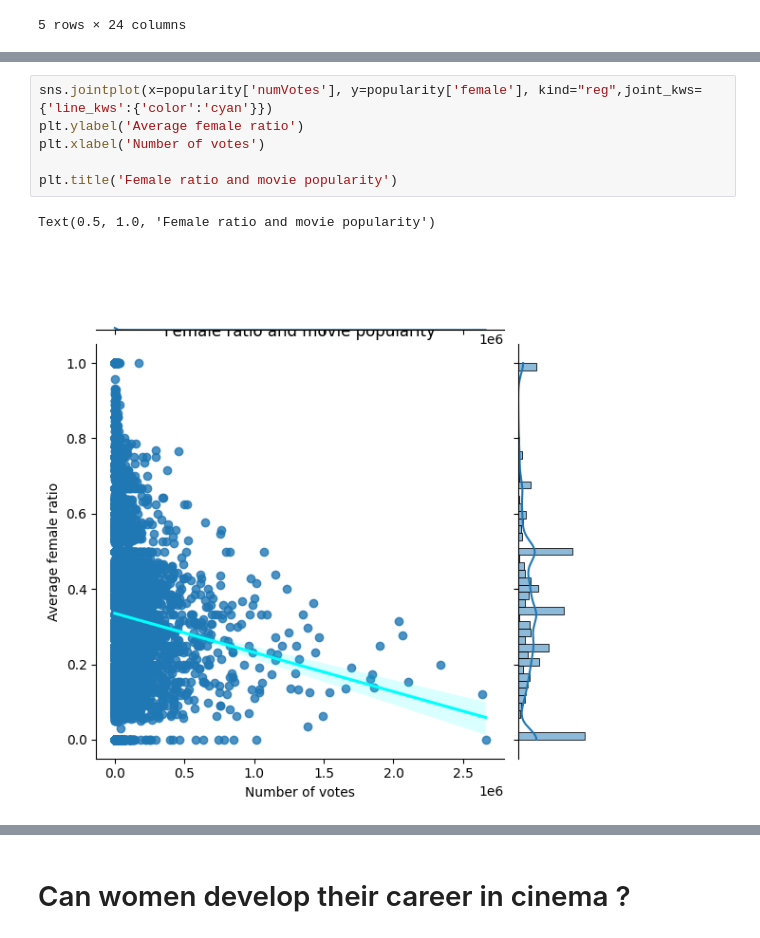
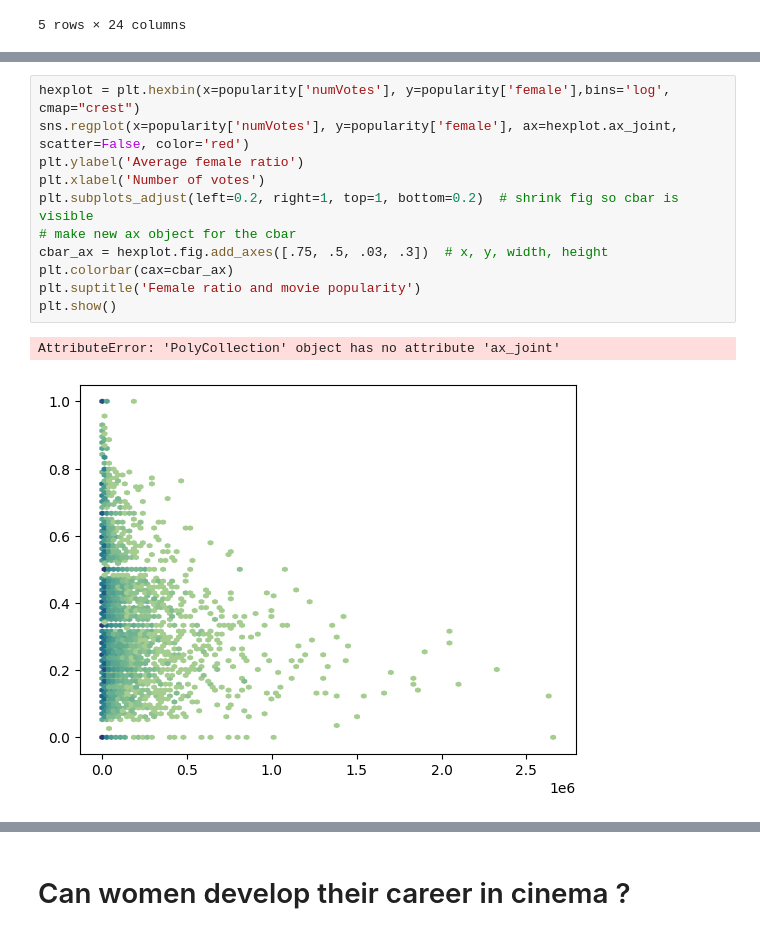
Before and after one commit to epfl-ada/ada-2022-project-armada, a Jupyter notebook: Madeleine.ipynb, the cells around one changed output, grey strips where cells are left out. Saved outputs shown, nothing was run; the diff lists cells and outputs as text.

```diff
--- a/Madeleine.ipynb
+++ b/Madeleine.ipynb
@@ -613,12 +595,17 @@ plt.show()
-# %%
-sns.jointplot(x=popularity['numVotes'], y=popularity['female'], kind="reg",joint_kws={'line_kws':{'color':'cyan'}})
-plt.ylabel('Average female ratio')
-plt.xlabel('Number of votes')
-
-plt.title('Female ratio and movie popularity')
-# %% [output]
-Text(0.5, 1.0, 'Female ratio and movie popularity')
-[figure, removed]
+# %%
+hexplot = plt.hexbin(x=popularity['numVotes'], y=popularity['female'],bins='log', cmap="crest")
+sns.regplot(x=popularity['numVotes'], y=popularity['female'], ax=hexplot.ax_joint, scatter=False, color='red')
+plt.ylabel('Average female ratio')
+plt.xlabel('Number of votes')
+plt.subplots_adjust(left=0.2, right=1, top=1, bottom=0.2)  # shrink fig so cbar is visible
+# make new ax object for the cbar
+cbar_ax = hexplot.fig.add_axes([.75, .5, .03, .3])  # x, y, width, height
+plt.colorbar(cax=cbar_ax)
+plt.suptitle('Female ratio and movie popularity')
+plt.show()
+# %% [output]
+AttributeError: 'PolyCollection' object has no attribute 'ax_joint'
+[figure, added]
 # %%
 #Compute Pearson correlation coefficient
 stats.spearmanr(popularity['numVotes'],popularity['female'])
```
Also changed, not shown: parts of 20 cells of this notebook, 2 other files.
